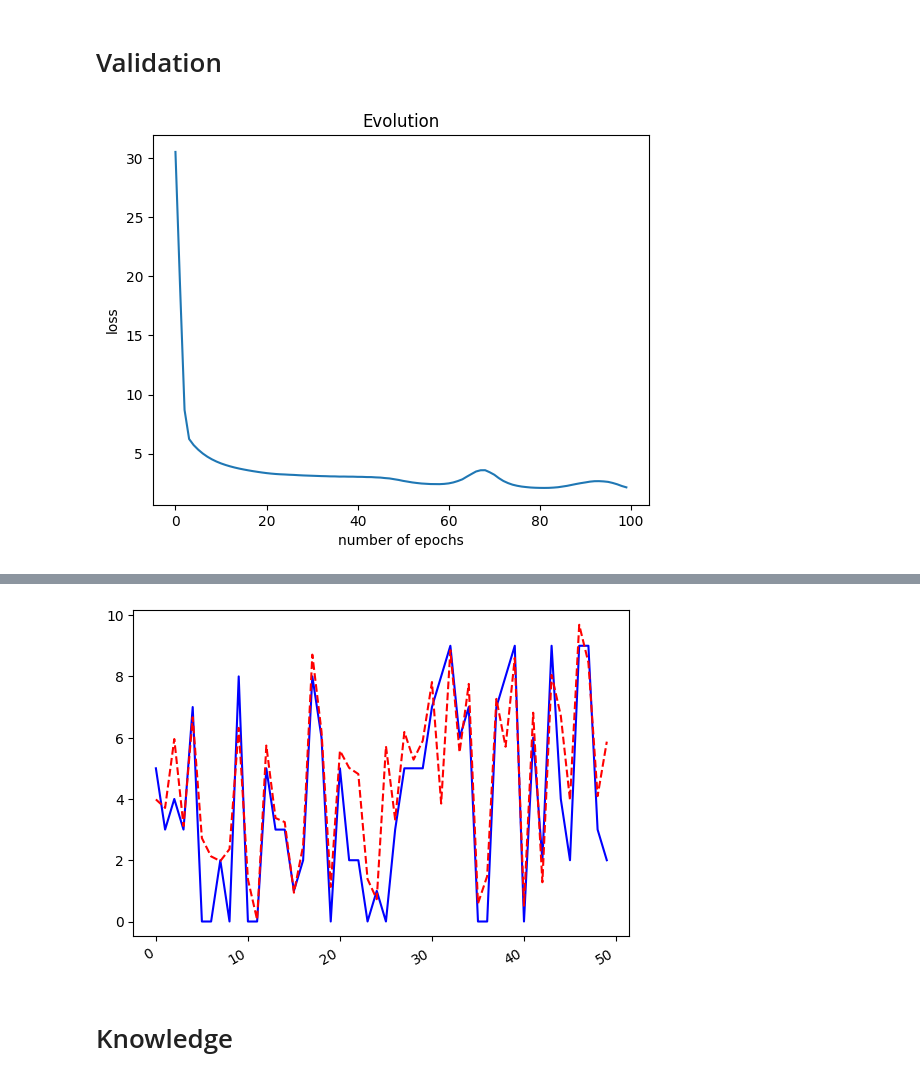
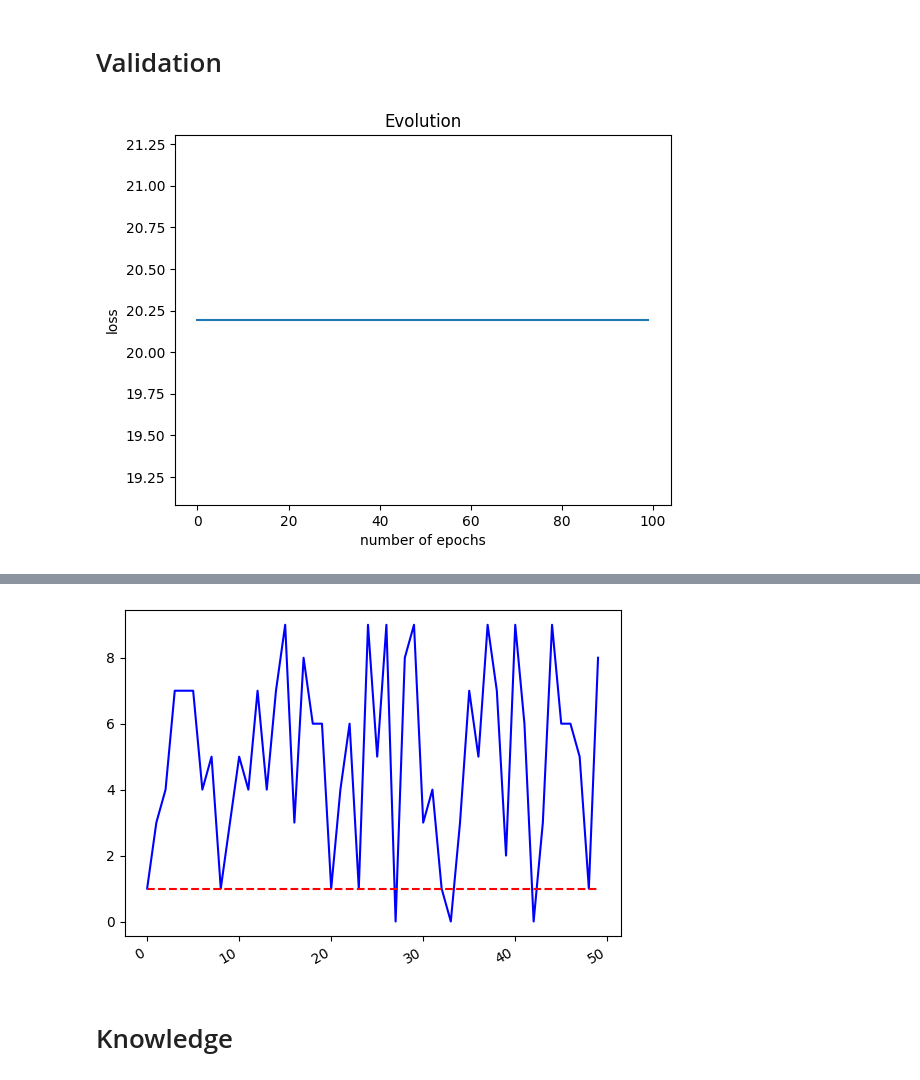
Before and after one commit to lm802780/si5-dsl-d-lab-2, a Jupyter notebook: notebooks/tensorflow.ipynb, the cells around one changed output, grey strips where cells are left out. Drawn from its saved outputs; the diff is of its cells as text; code cells hidden in the pictures.

Commit message:
Adding tensorflow notebook + batch size in pytorch version

```diff
--- a/notebooks/tensorflow.ipynb
+++ b/notebooks/tensorflow.ipynb
@@ -71,15 +74,16 @@ Network(
 #### Loss/optimizers catalog
 # %%
 supported_loss_functions = {
-    'mse': nn.MSELoss,
-    'cross_entropy': nn.CrossEntropyLoss,
+    'mse': 'mse',
+    'cross_entropy': 'categorical_crossentropy',
 }
 supported_optimizers = {
-    'adam': torch.optim.Adam,
-    'sgd': torch.optim.SGD,
+    'adam': 'Adam',
+    'sgd': 'SGD',
 }
 # %%
 selected_loss_function = 'mse'
 selected_optimizer = 'sgd'
 learning_rate = 0.003
 nbEpochs = 100
+batch_size = 128
@@ -89,12 +90,12 @@ optimizer = supported_optimizers[selected_optimizer](neuralNetwork.parameters(),
+# %%
+neuralNetwork.compile(
+    loss=supported_loss_functions[selected_loss_function],
+    optimizer=supported_optimizers[selected_optimizer],
+    metrics=['accuracy']
+)
 # %%
-items = []
-# launching iterations
-for epoch in range(nbEpochs):
-    optimizer.zero_grad()
-    output = neuralNetwork(input_data)
-    loss = criterion(output, target) # calcul de la fonction cout (moindres carrés)
-    loss.backward() # calcul du gradient (sens = droite vers gauche)
-    optimizer.step() # modification des parametres du réseau de neurones
-    print(loss.item())
-    items.append(loss.item())
+history = neuralNetwork.fit(X_train, y_train,
+                            batch_size=batch_size,
+                            epochs=nbEpochs,
+                            verbose=1)
 # %% [output]
@@ -119,16 +120,17 @@ for epoch in range(nbEpochs):
 # Validation
 # %%
 fig, ax = plt.subplots()
-x = np.arange(len(items))
-ax.plot(x, items)
+x = np.arange(len(history.history['loss']))
+ax.plot(x, history.history['loss'])
 ax.set(xlabel='number of epochs', ylabel='loss', title='Evolution')
 plt.show()
 # %% [output]
-[figure, old version]
+[figure, new version]
 # %%
 ax = plt.gca()
+output = neuralNetwork.predict(X_train.values[:50])
 plt.plot(np.arange(y_train.values[:50].size), y_train.values[:50], '-', label='True data', color='b')
-plt.plot(np.arange(output.detach().numpy()[:50].size), output.detach().numpy()[:50], '--', label='Predictions', color='r')
+plt.plot(np.arange(output[:50].size), output, '--', label='Predictions', color='r')
 plt.gcf().autofmt_xdate()
 plt.show()
 # %% [output]
@@ -135,4 +138,4 @@ plt.show()
-[figure, old version]
+[figure, new version]
 # %% [markdown]
 # Knowledge
 # %% [markdown]
```
Also changed, not shown: parts of 8 cells of this notebook, 1 other file.
